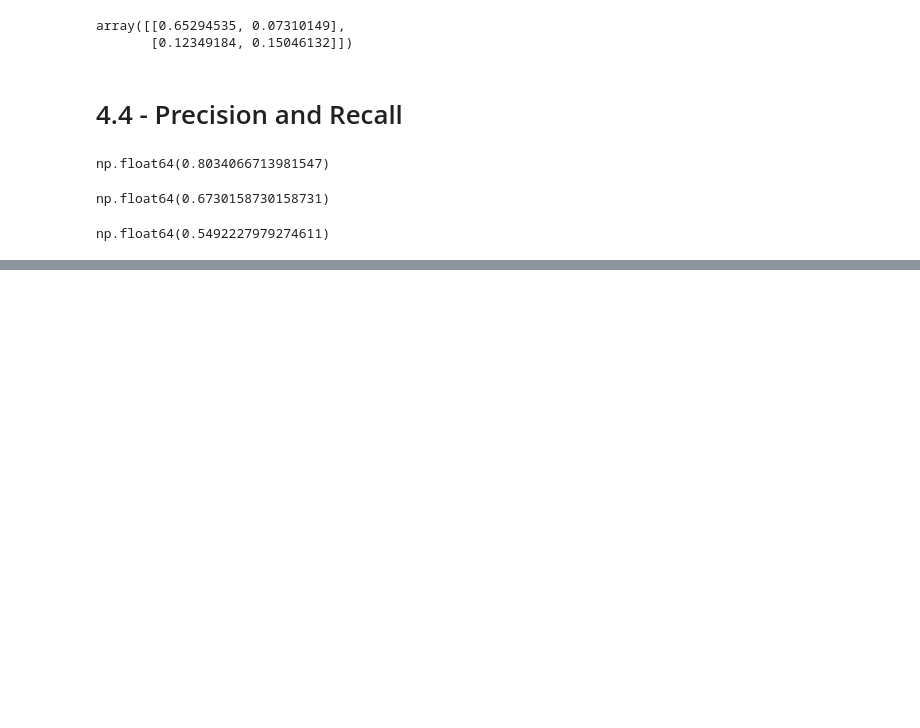
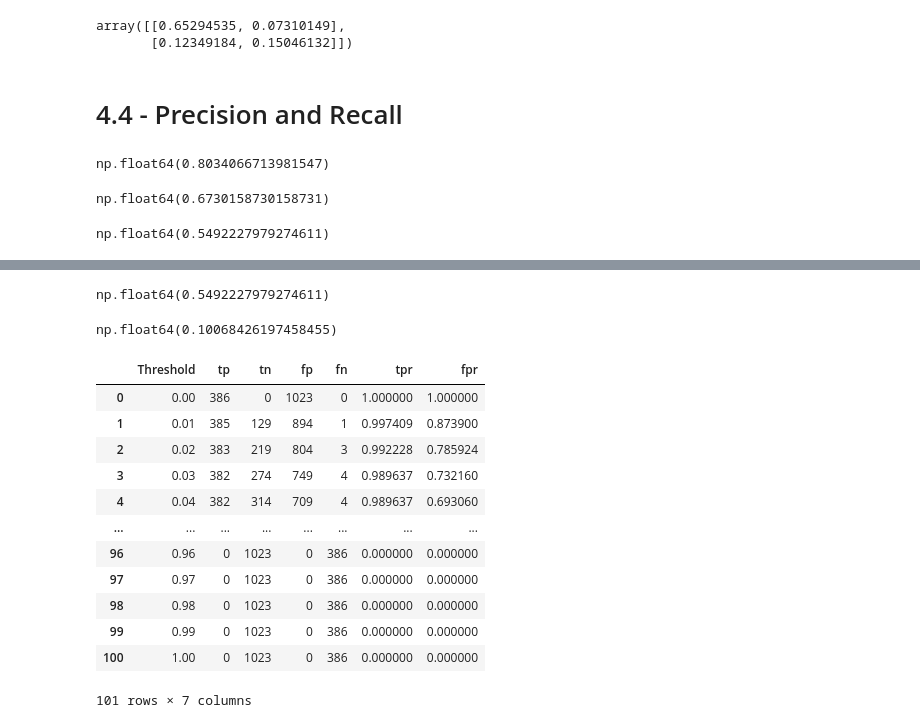
Before and after one commit to RaDilsara/ML-Zoomcamp, a Jupyter notebook: Evaluation/Evaluation.ipynb, the cells around one changed output, grey strips where cells are left out. Saved outputs shown, nothing was run; the diff lists cells and outputs as text; code cells hidden in the pictures; blank space fills up the shorter version.

```diff
--- a/Evaluation/Evaluation.ipynb
+++ b/Evaluation/Evaluation.ipynb
@@ -177,0 +182,10 @@ np.float64(0.5492227979274611)
+# %%
+tpr = tp / (fn + tp)
+tpr
+# %% [output]
+np.float64(0.5492227979274611)
+# %%
+fpr = fp / (fp + tn)
+fpr
+# %% [output]
+np.float64(0.10068426197458455)
@@ -177,0 +214,16 @@ np.float64(0.5492227979274611)
+# %%
+df_scores
+# %% [output]
+|  | Threshold | tp | tn | fp | fn | tpr | fpr |
+| 0 | 0.00 | 386 | 0 | 1023 | 0 | 1.000000 | 1.000000 |
+| 1 | 0.01 | 385 | 129 | 894 | 1 | 0.997409 | 0.873900 |
+| 2 | 0.02 | 383 | 219 | 804 | 3 | 0.992228 | 0.785924 |
+| 3 | 0.03 | 382 | 274 | 749 | 4 | 0.989637 | 0.732160 |
+| 4 | 0.04 | 382 | 314 | 709 | 4 | 0.989637 | 0.693060 |
+| ... | ... | ... | ... | ... | ... | ... | ... |
+| 96 | 0.96 | 0 | 1023 | 0 | 386 | 0.000000 | 0.000000 |
+| 97 | 0.97 | 0 | 1023 | 0 | 386 | 0.000000 | 0.000000 |
+| 98 | 0.98 | 0 | 1023 | 0 | 386 | 0.000000 | 0.000000 |
+| 99 | 0.99 | 0 | 1023 | 0 | 386 | 0.000000 | 0.000000 |
+| 100 | 1.00 | 0 | 1023 | 0 | 386 | 0.000000 | 0.000000 |
+101 rows × 7 columns
```
Also changed, not shown: parts of 9 cells of this notebook.
